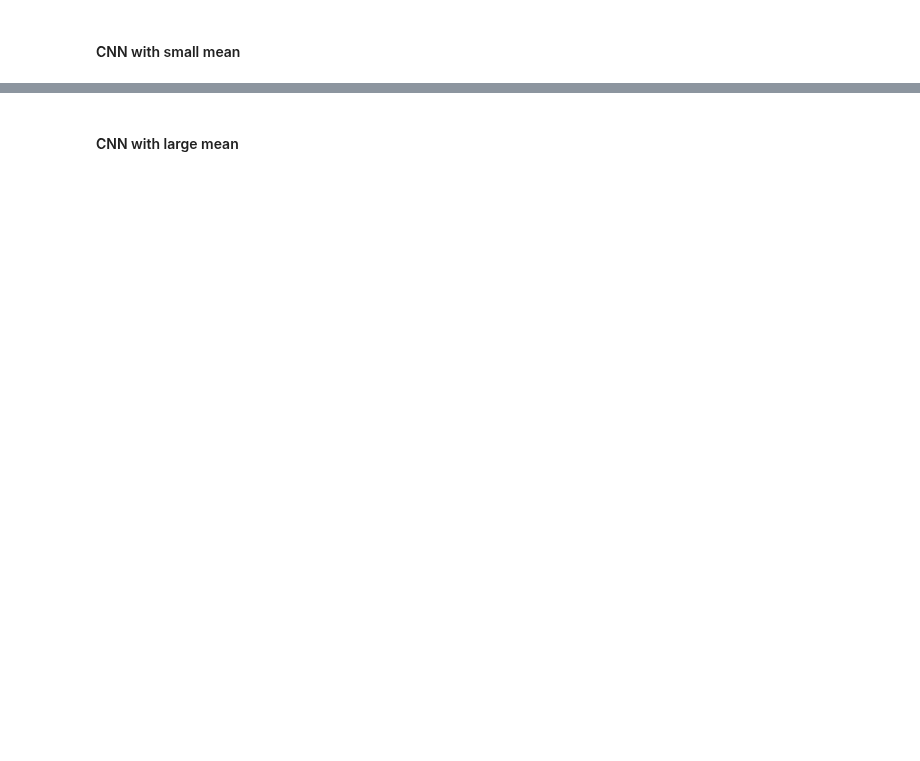
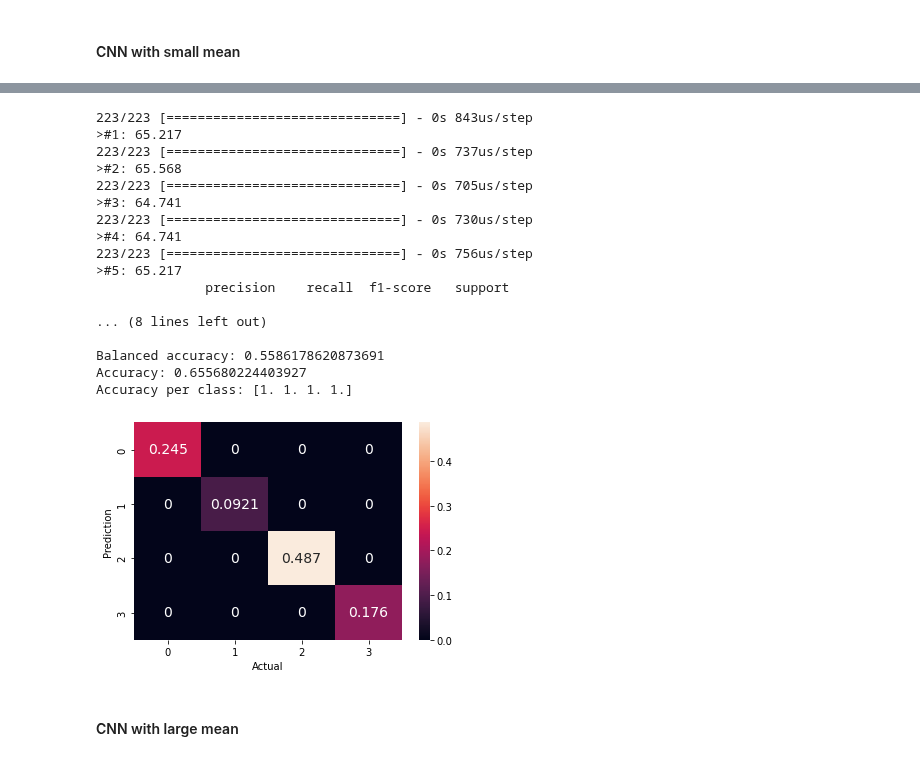
Before and after one commit to elifKurtay/ML_Sleep_Stages_Project, a Jupyter notebook: scripts/CNN_1D.ipynb, the cells around one changed output, grey strips where cells are left out. Saved outputs shown, nothing was run; the diff lists cells and outputs as text; code cells hidden in the pictures; blank space fills up the shorter version.

```diff
--- a/scripts/CNN_1D.ipynb
+++ b/scripts/CNN_1D.ipynb
@@ -372,46 +428,70 @@ train_size, test_size = x_tr.shape[0] * x_tr.shape[1], x_te.shape[0] * x_te.shap
 trainX = x_tr.reshape(train_size,1,2)
 trainy = y_tr.reshape(train_size)
 testX = x_te.reshape(test_size,1,2)
-testy = y_te.reshape(test_size)
+y_te = y_te.reshape(test_size)
 
 trainy = to_categorical(trainy)
-testy = to_categorical(testy)
+testy = to_categorical(y_te)
 # %%
 #fit and evaluate a model
 filters = 64
-kernel_size = 11
+kernel_size = 5
 def evaluate_model(trainX, trainy, testX, testy):
     verbose, epochs, batch_size = 0, 10, 32
     n_timesteps, n_features, n_outputs = trainX.shape[1], trainX.shape[2], trainy.shape[1]
     model = Sequential()
     model.add(Conv1D(filters, kernel_size, activation='relu', input_shape=(n_timesteps,n_features), padding = 'same'))
     model.add(Conv1D(filters, kernel_size, activation='relu', padding = 'same'))
     model.add(Dropout(0.5))
     model.add(MaxPooling1D(pool_size=1))
     model.add(Flatten())
     model.add(Dense(100, activation='relu'))
     model.add(Dense(n_outputs, activation='softmax'))
     model.compile(loss='categorical_crossentropy', optimizer='adam', metrics=['accuracy'])
     # fit network
     model.fit(trainX, trainy, epochs=epochs, batch_size=batch_size, verbose=verbose)
     # evaluate model
     _, accuracy = model.evaluate(testX, testy, batch_size=batch_size, verbose=verbose)
-    return accuracy
+    preds = model.predict(testX)
+    classes = np.argmax(preds,axis=1)
+    return classes, accuracy
 
 # run an experiment
 def run_experiment(repeats=10):
     # repeat experiment
-    scores = list()
+    best_preds = []
+    max_score = 0
     for r in range(repeats):
-        score = evaluate_model(trainX, trainy, testX, testy)
+        preds, score = evaluate_model(trainX, trainy, testX, testy)
         score = score * 100.0
         print('>#%d: %.3f' % (r+1, score))
-        scores.append(score)
+        if score > max_score:
+            max_score = score
+            best_preds = preds
     # summarize results
-    summarize_result(scores)
+    summarize_result(y_te, best_preds)
 
 # run the experiment
-run_experiment()
+run_experiment(repeats=5)
+# %% [output]
+223/223 [==============================] - 0s 843us/step
+>#1: 65.217
+223/223 [==============================] - 0s 737us/step
+>#2: 65.568
+223/223 [==============================] - 0s 705us/step
+>#3: 64.741
+223/223 [==============================] - 0s 730us/step
+>#4: 64.741
+223/223 [==============================] - 0s 756us/step
+>#5: 65.217
+              precision    recall  f1-score   support
+
+... (8 lines left out)
+
+Balanced accuracy: 0.5586178620873691
+Accuracy: 0.655680224403927
+Accuracy per class: [1. 1. 1. 1.]
+[figure, added]
 # %% [markdown]
 #### CNN with large mean
 # %%
```
Also changed, not shown: parts of 17 cells of this notebook, 3 other files.
